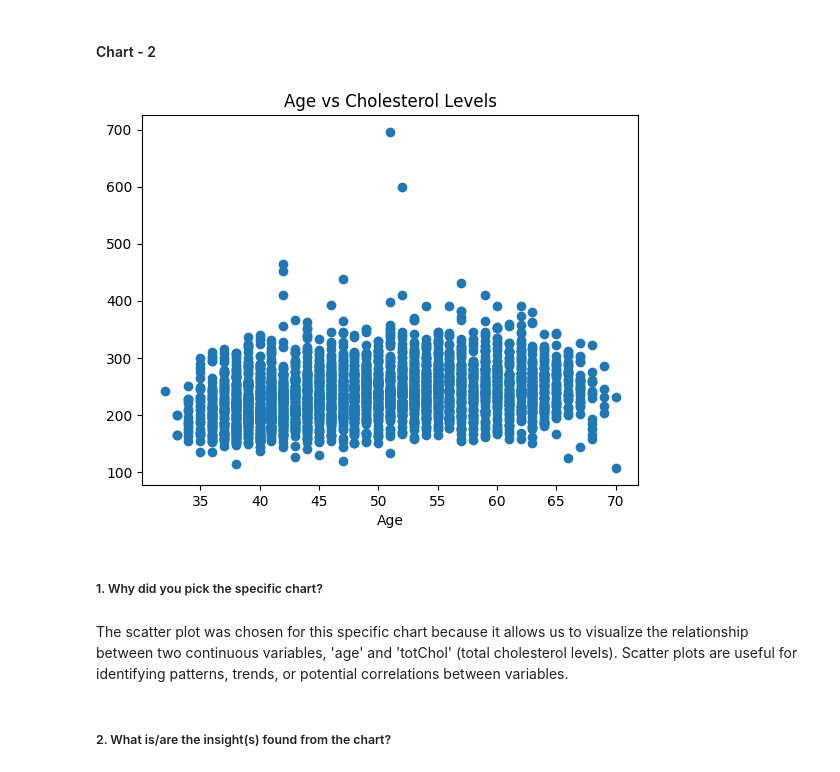
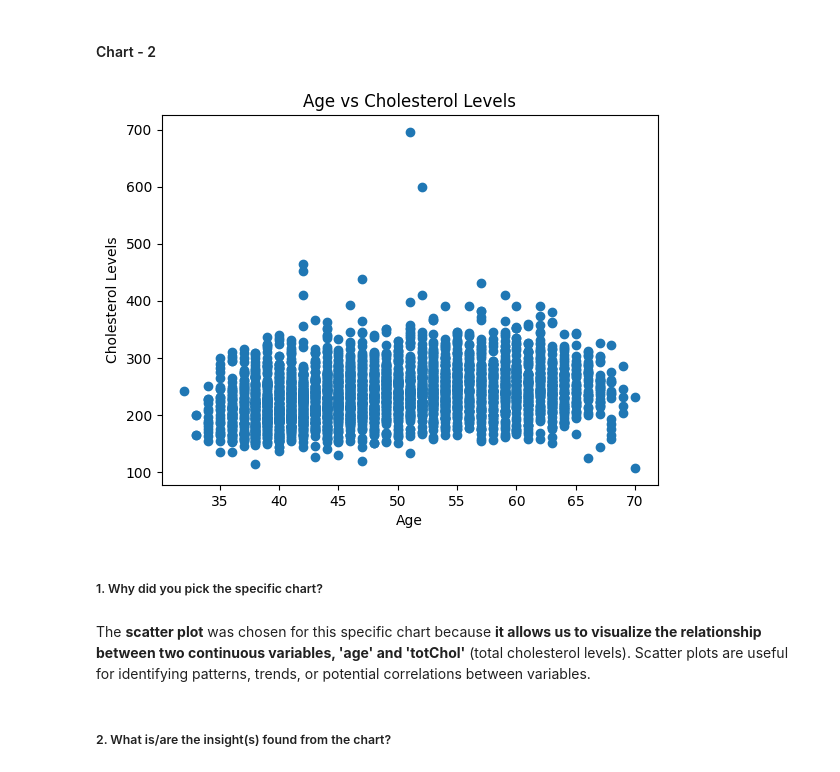
Before and after one commit to fadakenitin/Classification_Capstone_Project, a Jupyter notebook: Cardiovascular_Risk_Prediction.ipynb, the cells around one changed output. Cells and saved outputs as stored; diff of their text form; code cells hidden in the pictures.

```diff
--- a/Cardiovascular_Risk_Prediction.ipynb
+++ b/Cardiovascular_Risk_Prediction.ipynb
@@ -397,16 +398,16 @@ The gained insights can potentially help in creating a positive business impact.
 # %%
 # Chart - 2 visualization code
 plt.scatter(data['age'], data['totChol'])
 plt.xlabel('Age')
-#plt.ylabel('Cholesterol Levels')
+plt.ylabel('Cholesterol Levels')
 plt.title('Age vs Cholesterol Levels')
 plt.show()
 # %% [output]
-[figure, old version]
+[figure, new version]
 # %% [markdown]
 ##### 1. Why did you pick the specific chart?
 # %% [markdown]
-The scatter plot was chosen for this specific chart because it allows us to visualize the relationship between two continuous variables, 'age' and 'totChol' (total cholesterol levels). Scatter plots are useful for identifying patterns, trends, or potential correlations between variables.
+The **scatter plot** was chosen for this specific chart because **it allows us to visualize the relationship between two continuous variables, 'age' and 'totChol'** (total cholesterol levels). Scatter plots are useful for identifying patterns, trends, or potential correlations between variables.
 # %% [markdown]
 ##### 2. What is/are the insight(s) found from the chart?
 # %% [markdown]
```
Also changed, not shown: parts of 70 cells of this notebook.
